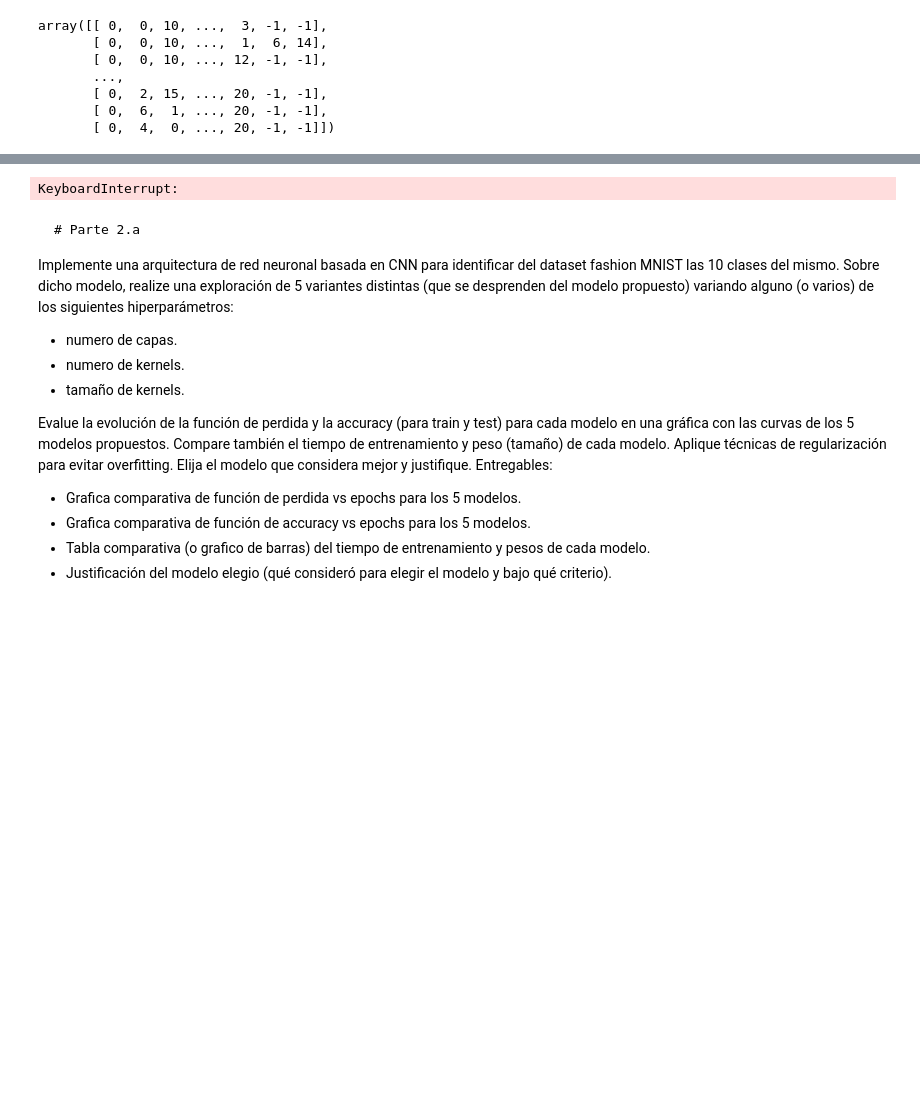
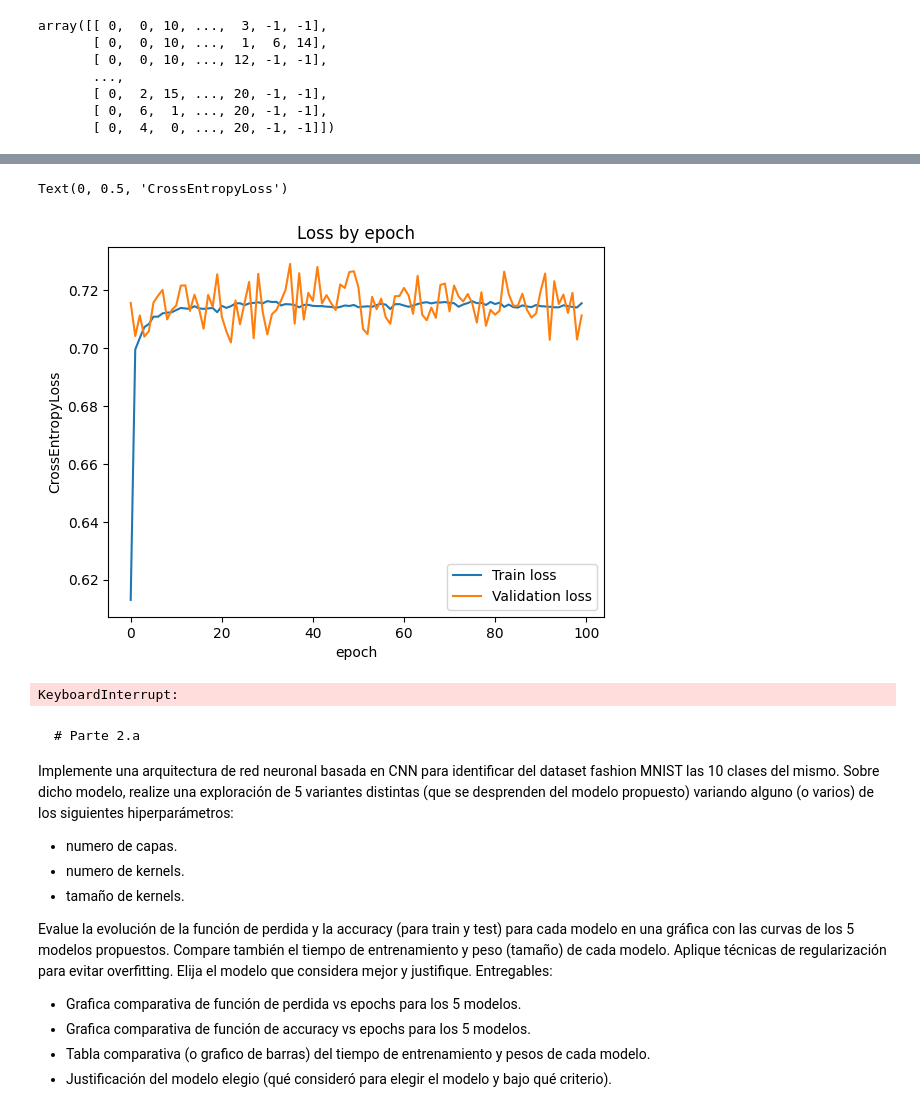
Before and after one commit to vasconcelosfer/DeepLearning, a Jupyter notebook: Deep_Learning_TP_Cohorte_16_4B2024.ipynb, the cells around one changed output, grey strips where cells are left out. Cells and saved outputs as stored; diff of their text form; code cells hidden in the pictures; blank space fills up the shorter version.

```diff
--- a/Deep_Learning_TP_Cohorte_16_4B2024.ipynb
+++ b/Deep_Learning_TP_Cohorte_16_4B2024.ipynb
@@ -775,3 +819,15 @@ for epoch in range(epochs):
+# %%
+# Gráfica loss por epoch
+fig, ax1= plt.subplots(1,1)
+ax1.plot(train_accuracy_by_epoch_emb, label="Train loss")
+ax1.plot(valid_accuracy_by_epoch_emb, label="Validation loss")
+ax1.legend()
+ax1.set_title("Loss by epoch")
+ax1.set_xlabel("epoch")
+ax1.set_ylabel("CrossEntropyLoss")
+# %% [output]
+Text(0, 0.5, 'CrossEntropyLoss')
+[figure, added]
 # %%
 loss = torch.nn.CrossEntropyLoss()
 input = torch.randn(3, 5, requires_grad=True)
```
Also changed, not shown: parts of 9 cells of this notebook.
